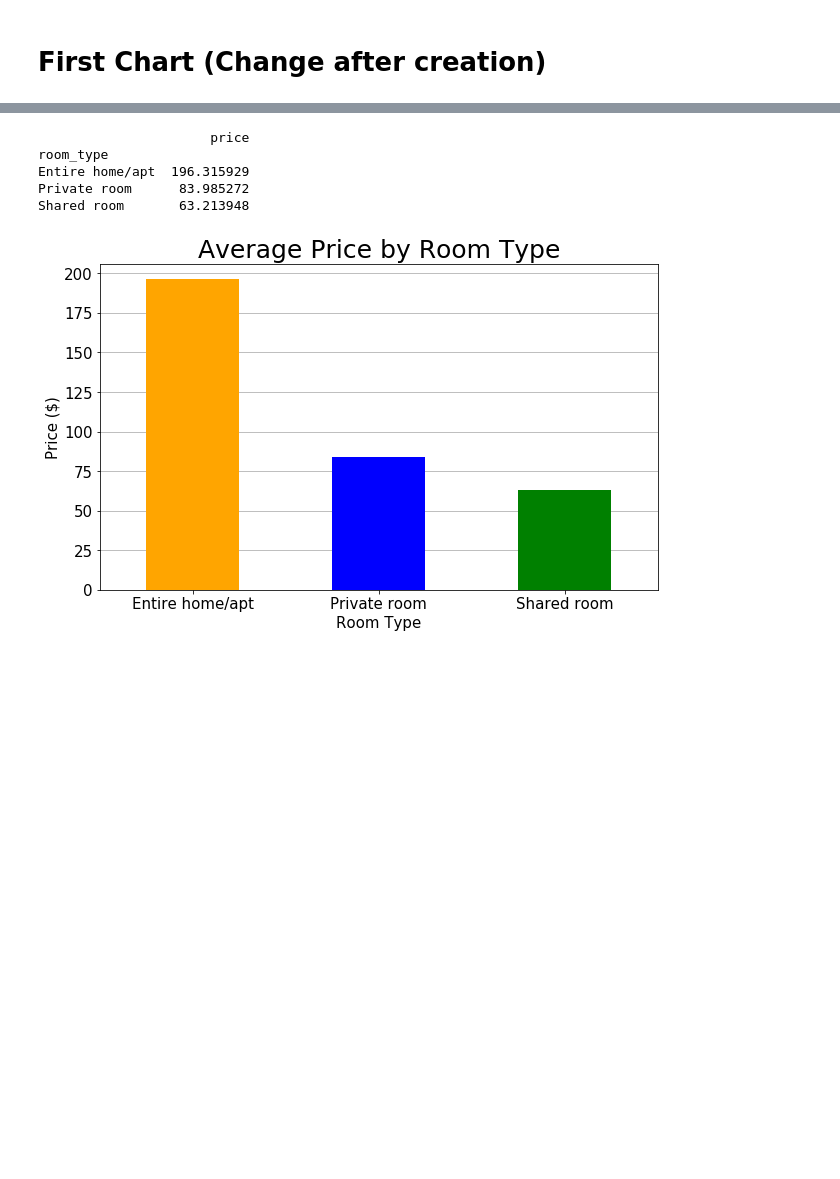
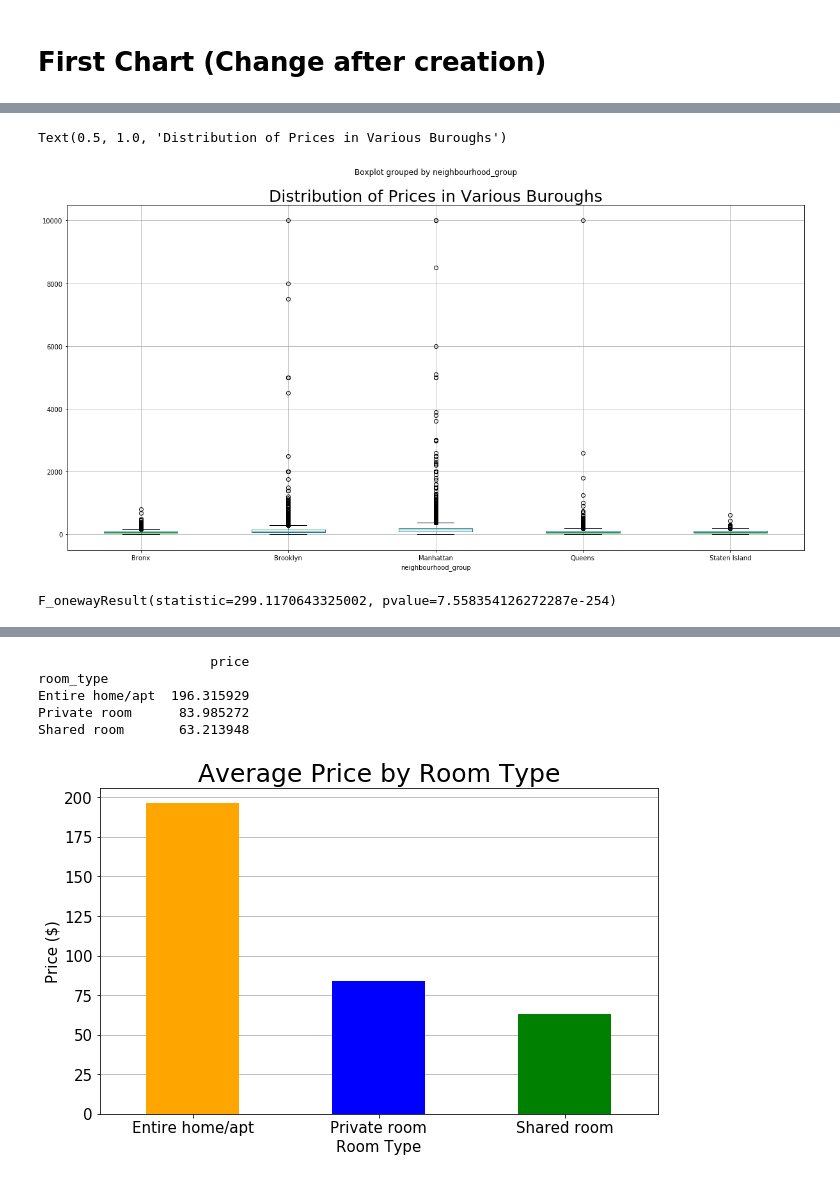
Before and after one commit to josephsy96/Project_1, a Jupyter notebook: Airbnb_Analysis.ipynb, the cells around one changed output, grey strips where cells are left out. Drawn from its saved outputs; the diff is of its cells as text; code cells hidden in the pictures; blank space fills up the shorter version.

```diff
--- a/Airbnb_Analysis.ipynb
+++ b/Airbnb_Analysis.ipynb
@@ -54,3 +61,22 @@ Staten Island         89.964968
+# %%
+#Distribution of Buroughs
+bur_group = nyc_df[['neighbourhood_group','price']]
+
+bur_group.boxplot('price',by='neighbourhood_group',figsize=(20,10))
+plt.title('Distribution of Prices in Various Buroughs',size=25)
+# %% [output]
+Text(0.5, 1.0, 'Distribution of Prices in Various Buroughs')
+[figure, added]
+# %%
+#
+Bronx_hood =  nyc_df[nyc_df["neighbourhood_group"] == "Bronx"]["price"]
+Brooklyn_hood = nyc_df[nyc_df["neighbourhood_group"] == "Brooklyn"]["price"]
+Manhaton_hood =nyc_df[nyc_df["neighbourhood_group"] == "Manhattan"]["price"]
+Queens_hood= nyc_df[nyc_df["neighbourhood_group"] == "Queens"]["price"]
+Staten_hood= nyc_df[nyc_df["neighbourhood_group"] == "Staten Island"]["price"]
+stats.f_oneway(Bronx_hood, Brooklyn_hood, Manhaton_hood, Queens_hood, Staten_hood)
+# %% [output]
+F_onewayResult(statistic=299.1170643325002, pvalue=7.558354126272287e-254)
 # %%
 #Find calculations for charts
 bur_group = nyc_df[['neighbourhood_group','price']]
```
Also changed, not shown: parts of 3 cells of this notebook.
